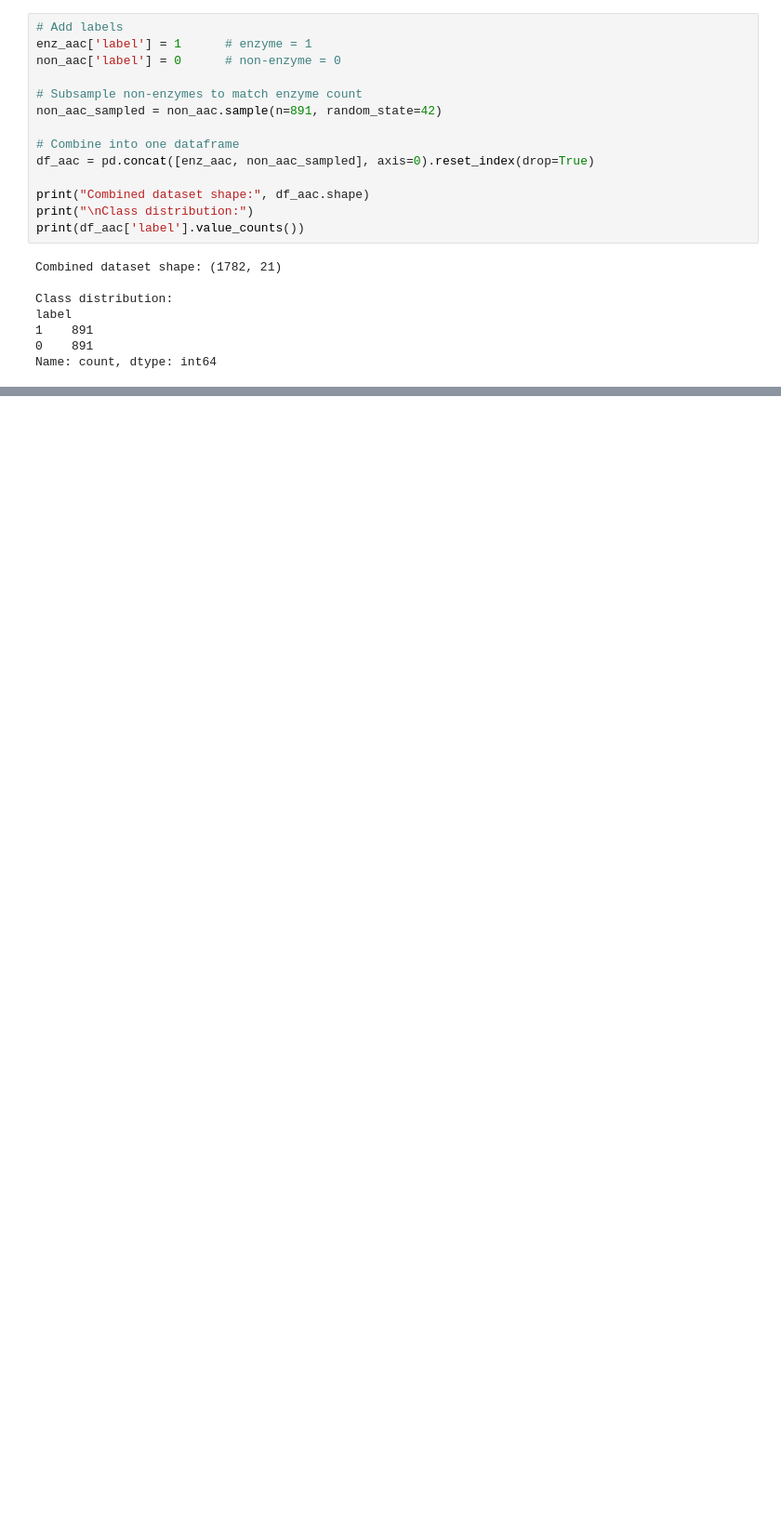
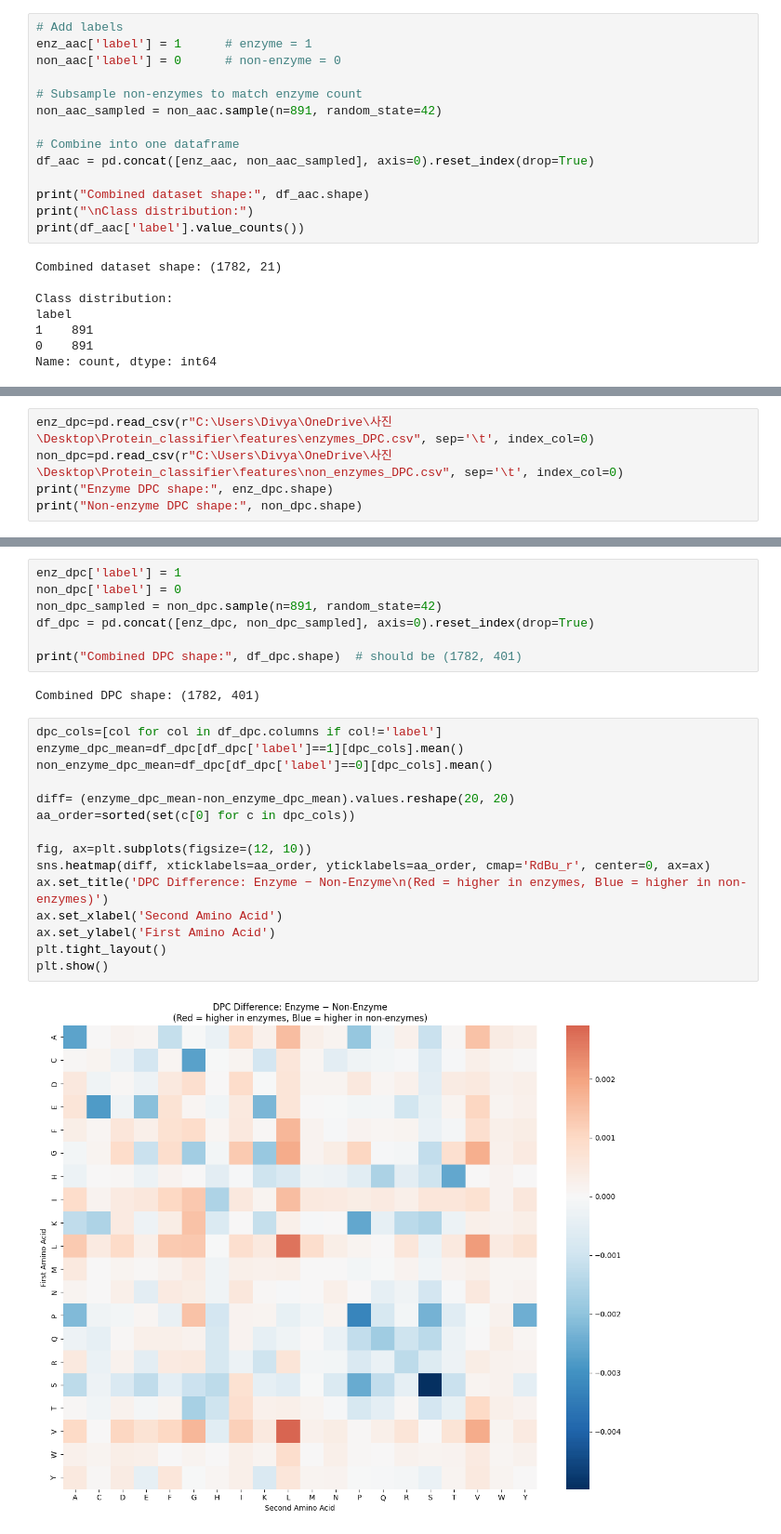
Before and after one commit to DivyaS09122006/Protein_Classifier, a Jupyter notebook: protein_classifier.ipynb, the cells around one changed output, grey strips where cells are left out. Shown at 93% size. Cells and saved outputs as stored; diff of their text form; blank space fills up the shorter version.

```diff
--- a/protein_classifier.ipynb
+++ b/protein_classifier.ipynb
@@ -98,0 +90,5 @@ Name: count, dtype: int64
+# %%
+enz_dpc=pd.read_csv(r"C:\Users\Divya\OneDrive\사진\Desktop\Protein_classifier\features\enzymes_DPC.csv", sep='\t', index_col=0)
+non_dpc=pd.read_csv(r"C:\Users\Divya\OneDrive\사진\Desktop\Protein_classifier\features\non_enzymes_DPC.csv", sep='\t', index_col=0)
+print("Enzyme DPC shape:", enz_dpc.shape)
+print("Non-enzyme DPC shape:", non_dpc.shape)
@@ -98,0 +98,26 @@ Name: count, dtype: int64
+# %%
+enz_dpc['label'] = 1
+non_dpc['label'] = 0
+non_dpc_sampled = non_dpc.sample(n=891, random_state=42)
+df_dpc = pd.concat([enz_dpc, non_dpc_sampled], axis=0).reset_index(drop=True)
+
+print("Combined DPC shape:", df_dpc.shape)  # should be (1782, 401)
+# %% [output]
+Combined DPC shape: (1782, 401)
+# %%
+dpc_cols=[col for col in df_dpc.columns if col!='label']
+enzyme_dpc_mean=df_dpc[df_dpc['label']==1][dpc_cols].mean()
+non_enzyme_dpc_mean=df_dpc[df_dpc['label']==0][dpc_cols].mean()
+
+diff= (enzyme_dpc_mean-non_enzyme_dpc_mean).values.reshape(20, 20)
+aa_order=sorted(set(c[0] for c in dpc_cols))
+
+fig, ax=plt.subplots(figsize=(12, 10))
+sns.heatmap(diff, xticklabels=aa_order, yticklabels=aa_order, cmap='RdBu_r', center=0, ax=ax)
+ax.set_title('DPC Difference: Enzyme − Non-Enzyme\n(Red = higher in enzymes, Blue = higher in non-enzymes)')
+ax.set_xlabel('Second Amino Acid')
+ax.set_ylabel('First Amino Acid')
+plt.tight_layout()
+plt.show()
+# %% [output]
+[figure, added]
```
Also changed, not shown: parts of 9 cells of this notebook.
